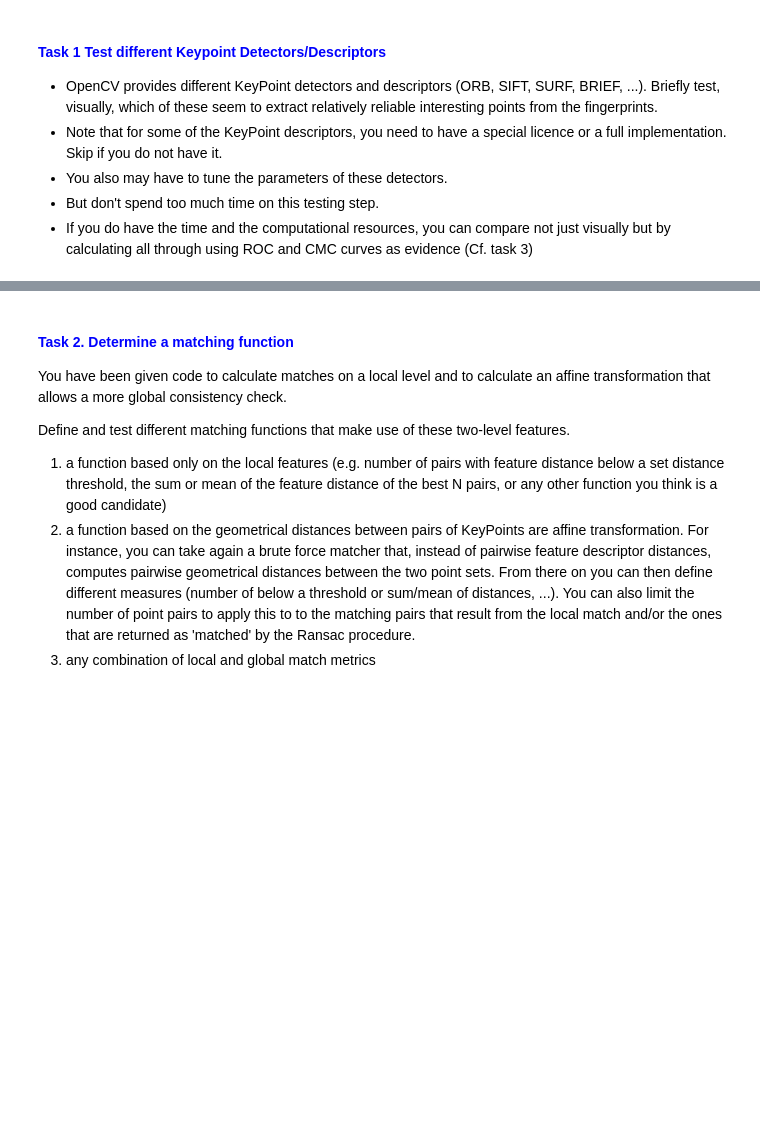
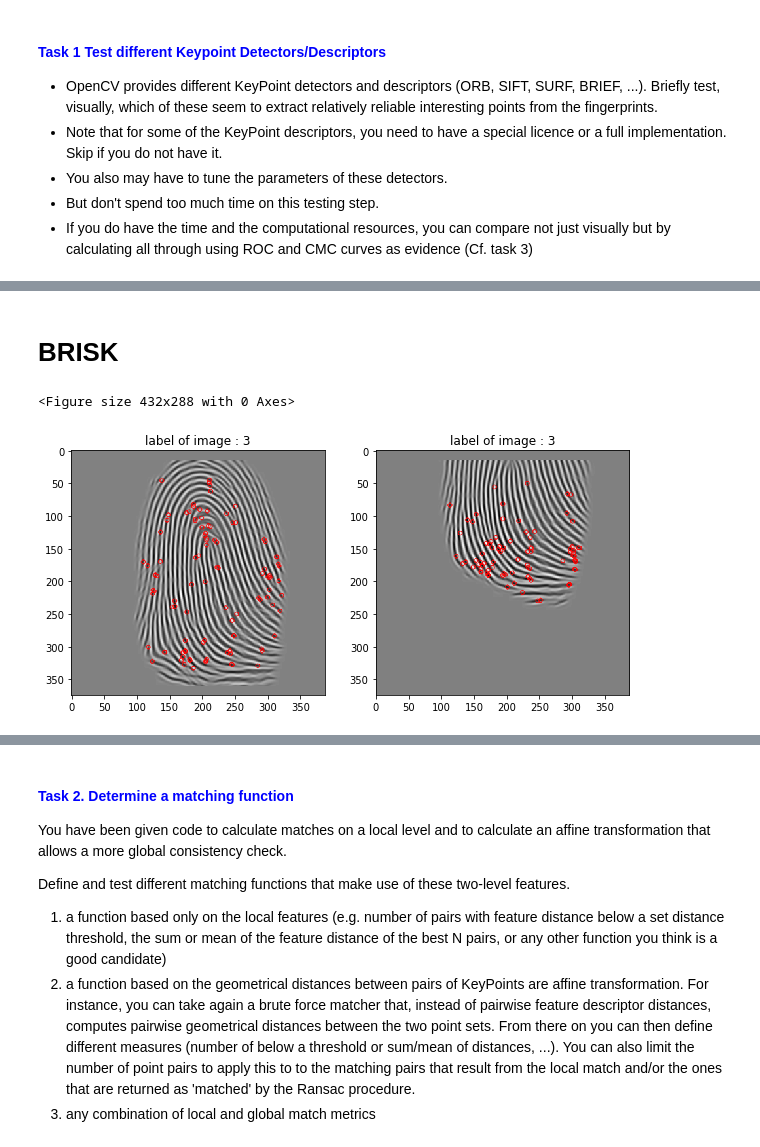
Before and after one commit to JesusGarciaRamirez/Biometrics, a Jupyter notebook: Assigment2/assignment_2.ipynb, the cells around one changed output, grey strips where cells are left out. Cells and saved outputs as stored; diff of their text form; code cells hidden in the pictures; blank space fills up the shorter version.

```diff
--- a/Assigment2/assignment_2.ipynb
+++ b/Assigment2/assignment_2.ipynb
@@ -330,0 +538,10 @@ Implement the following tasks for one of the 4 databases. I suggest either DB1 o
+# %% [markdown]
+# BRISK
+# %%
+detector=cv2.BRISK_create
+detector_opts={"thresh": 45}
+fpmatcher_brisk=fpMatcher(dataset_path,detector,detector_opts,cv2.NORM_HAMMING)
+fpmatcher_brisk.keypoint_plot(images,masks,labels)
+# %% [output]
+<Figure size 432x288 with 0 Axes>
+[figure, added]
```
Also changed, not shown: parts of 9 cells of this notebook, 1 other file.
